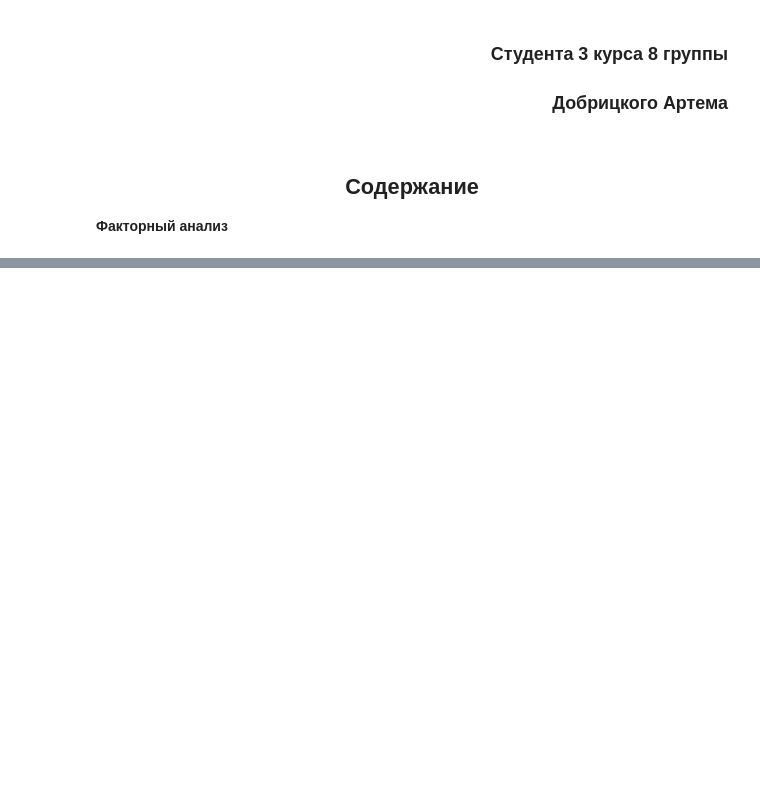
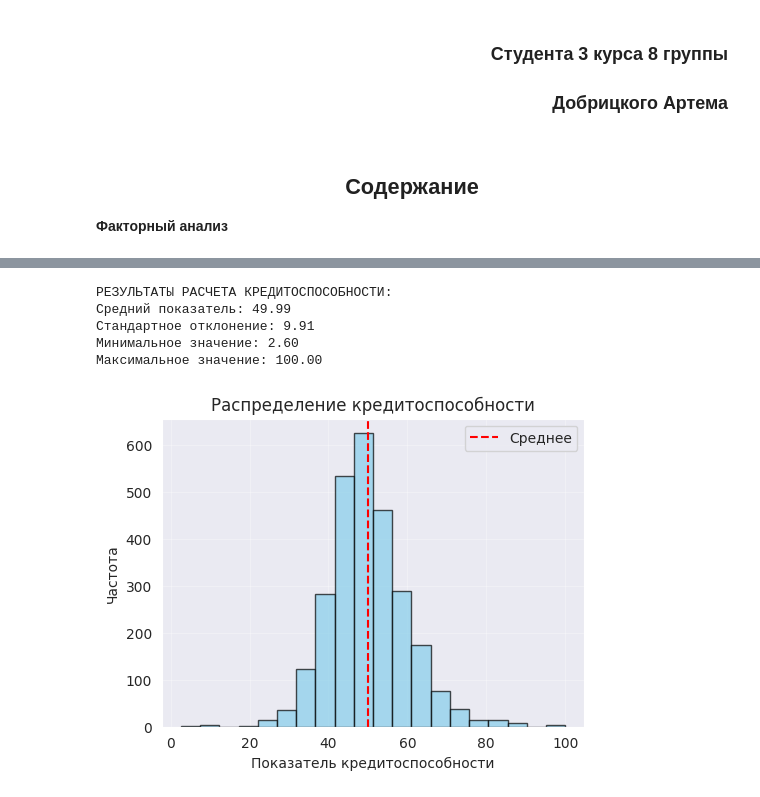
Before and after one commit to poluzerovT/daefi, a Jupyter notebook: dobricki/lab2.ipynb, the cells around one changed output, grey strips where cells are left out. Cells and saved outputs as stored; diff of their text form; code cells hidden in the pictures; blank space fills up the shorter version.

```diff
--- a/dobricki/lab2.ipynb
+++ b/dobricki/lab2.ipynb
@@ -293,0 +296,7 @@ Bartlett p-value: 0.0
+# %%
+# веса факторов (доли объясненной дисперсии)
+weights = variance_after_rotation[0] / variance_after_rotation[0].sum()
+
+print(f"\nВеса факторов для расчета:")
+for i, weight in enumerate(weights):
+    print(f"Фактор {i+1}: {weight:.3f}")
@@ -293,0 +313,38 @@ Bartlett p-value: 0.0
+# %%
+credit_score = np.zeros(len(factor_scores_df))
+for i in range(optimal_factors):
+    credit_score += weights[i] * factor_scores_df[f'Фактор_{i+1}']
+
+# нормализация показателя к шкале 0-100
+credit_score_normalized = 50 + (credit_score - credit_score.mean()) / credit_score.std() * 10
+credit_score_normalized = np.clip(credit_score_normalized, 0, 100)
+
+# добавление показателя в DataFrame
+results_df = data_clean.copy()
+results_df['Кредитоспособность'] = credit_score_normalized
+results_df['Кредитоспособность_сырая'] = credit_score
+
+print(f"\nРЕЗУЛЬТАТЫ РАСЧЕТА КРЕДИТОСПОСОБНОСТИ:")
+print(f"Средний показатель: {credit_score_normalized.mean():.2f}")
+print(f"Стандартное отклонение: {credit_score_normalized.std():.2f}")
+print(f"Минимальное значение: {credit_score_normalized.min():.2f}")
+print(f"Максимальное значение: {credit_score_normalized.max():.2f}")
+plt.figure(figsize=(12, 4))
+
+plt.subplot(1, 2, 1)
+plt.hist(credit_score_normalized, bins=20, alpha=0.7, color='skyblue', edgecolor='black')
+plt.axvline(credit_score_normalized.mean(), color='red', linestyle='--', label='Среднее')
+plt.xlabel('Показатель кредитоспособности')
+plt.ylabel('Частота')
+plt.title('Распределение кредитоспособности')
+plt.legend()
+plt.grid(True, alpha=0.3)
+
+plt.show()
+# %% [output]
+РЕЗУЛЬТАТЫ РАСЧЕТА КРЕДИТОСПОСОБНОСТИ:
+Средний показатель: 49.99
+Стандартное отклонение: 9.91
+Минимальное значение: 2.60
+Максимальное значение: 100.00
+[figure, added]
```
Also changed, not shown: parts of 3 cells of this notebook.
